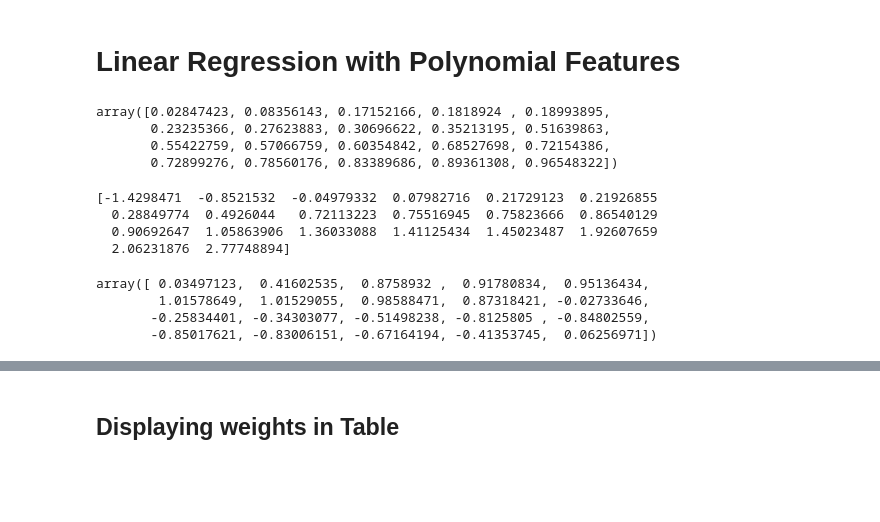
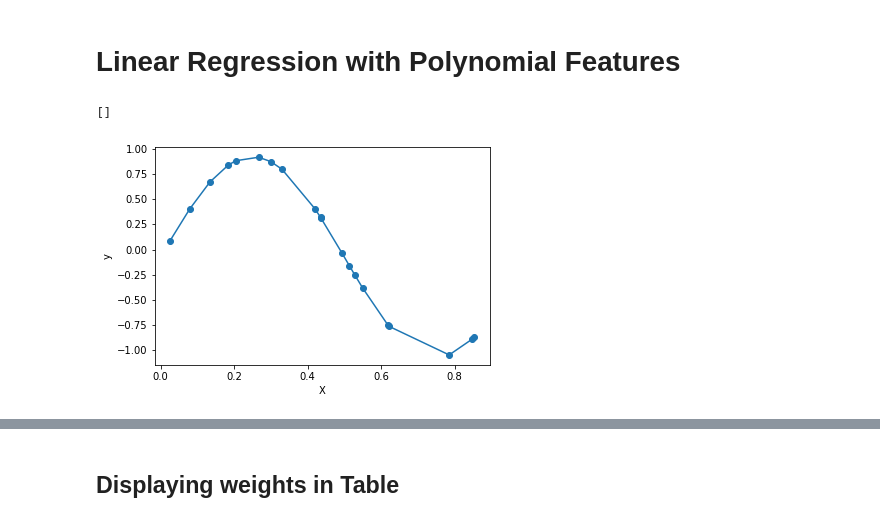
Before and after one commit to jay-thakur/Concept_of_Overfitting, a Jupyter notebook: Concept_of_Overfitting.ipynb, the cells around one changed output, grey strips where cells are left out. Cells and saved outputs as stored; diff of their text form; code cells hidden in the pictures; blank space fills up the shorter version.

```diff
--- a/Concept_of_Overfitting.ipynb
+++ b/Concept_of_Overfitting.ipynb
@@ -33,32 +24,0 @@ degrees = [0, 1, 3, 9]
-# %%
-# Use uniform distribution between 0 and 1 for X
-# X = np.sort(np.random.rand(0, 1, n_samples))
-# print(X)
-# X = np.random.uniform(0,1,20)
-# X = np.sort(np.random.rand(n_samples))
-# print(X)
-# X = np.sort(np.random.uniform(0, 1, 20))
-X = np.sort(np.random.uniform(0, 1, 20))
-X
-# %% [output]
-array([0.02847423, 0.08356143, 0.17152166, 0.1818924 , 0.18993895,
-       0.23235366, 0.27623883, 0.30696622, 0.35213195, 0.51639863,
-       0.55422759, 0.57066759, 0.60354842, 0.68527698, 0.72154386,
-       0.72899276, 0.78560176, 0.83389686, 0.89361308, 0.96548322])
-# %%
-# Sample N from the normal gaussian distribution
-N = np.sort(np.random.normal(X))
-print(N)
-
-# from sklearn.preprocessing import MinMaxScaler
-# scaler = MinMaxScaler()
-# N_scaled = scaler.fit_transform(N.reshape(-1, 1))
-# print(N_scaled)
-# print(len(N_scaled))
-# N = np.random.normal(n_samples)
-# N
-# %% [output]
-[-1.4298471  -0.8521532  -0.04979332  0.07982716  0.21729123  0.21926855
-  0.28849774  0.4926044   0.72113223  0.75516945  0.75823666  0.86540129
-  0.90692647  1.05863906  1.36033088  1.41125434  1.45023487  1.92607659
-  2.06231876  2.77748894]
@@ -68,13 +25,25 @@ def true_fun(X):
-# %%
-#y = sin(2*pi*X) + N
-y = true_fun(X) + 0.1 * N
-y
-
-# y_scaled = scaler.fit_transform(y)
-# print(y_scaled)
-# print(len(y_scaled))
-# %% [output]
-array([ 0.03497123,  0.41602535,  0.8758932 ,  0.91780834,  0.95136434,
-        1.01578649,  1.01529055,  0.98588471,  0.87318421, -0.02733646,
-       -0.25834401, -0.34303077, -0.51498238, -0.8125805 , -0.84802559,
-       -0.85017621, -0.83006151, -0.67164194, -0.41353745,  0.06256971])
+# %%
+np.random.seed(2)
+
+n_samples = 20
+# uniform distribution
+X = np.sort(np.random.uniform(0, 1, n_samples))
+# print(X)
+
+# Sample N from the normal gaussian distribution
+N = np.random.normal(0, 1)
+# N = np.random.normal(0, 1, 20)
+# print(N)
+
+y = np.sin(2*np.pi*X) + N * 0.1
+# print(y)
+# %%
+# lets draw our graph
+plt.scatter(X, y)
+plt.plot(X, y)
+plt.xlabel("X")
+plt.ylabel("y")
+plt.plot()
+# %% [output]
+[]
+[figure, added]
```
Also changed, not shown: parts of 30 cells of this notebook.
